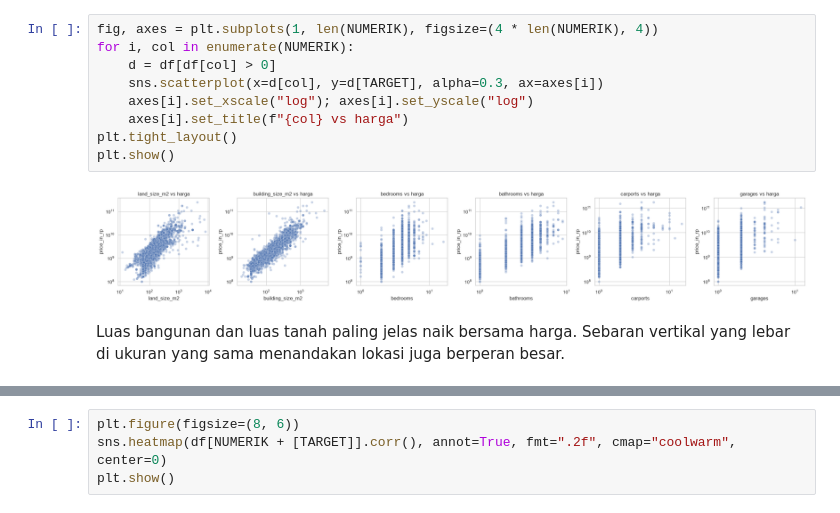
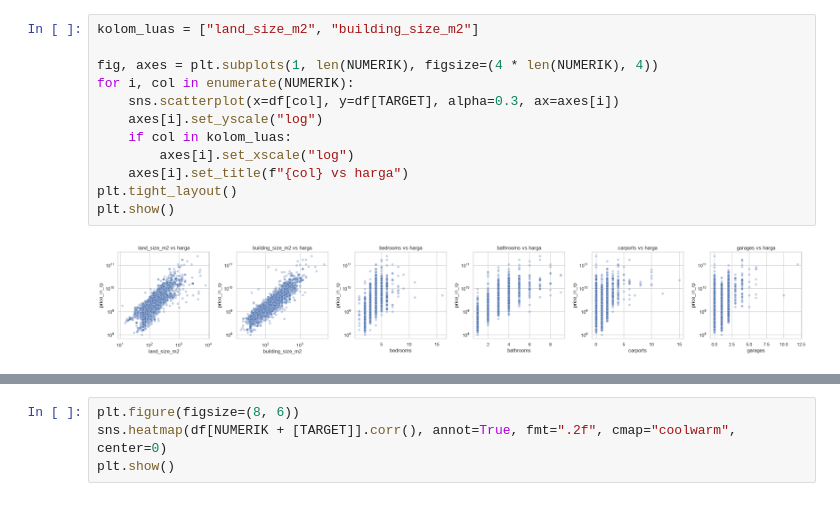
Before and after one commit to Newone0110/Housing_Price_Jabodetabek_-Progress-, a Jupyter notebook: notebook/03_EDA.ipynb, the cells around one changed output, grey strips where cells are left out. Saved outputs shown, nothing was run; the diff lists cells and outputs as text.

```diff
--- a/notebook/03_EDA.ipynb
+++ b/notebook/03_EDA.ipynb
@@ -60,14 +56,15 @@ df[NUMERIK + [TARGET]].describe(percentiles=[.01, .05, .95, .99]).T
 # %%
+kolom_luas = ["land_size_m2", "building_size_m2"]
+
 fig, axes = plt.subplots(1, len(NUMERIK), figsize=(4 * len(NUMERIK), 4))
 for i, col in enumerate(NUMERIK):
-    d = df[df[col] > 0]
-    sns.scatterplot(x=d[col], y=d[TARGET], alpha=0.3, ax=axes[i])
-    axes[i].set_xscale("log"); axes[i].set_yscale("log")
+    sns.scatterplot(x=df[col], y=df[TARGET], alpha=0.3, ax=axes[i])
+    axes[i].set_yscale("log")
+    if col in kolom_luas:
+        axes[i].set_xscale("log")
     axes[i].set_title(f"{col} vs harga")
 plt.tight_layout()
 plt.show()
 # %% [output]
-[figure, old version]
+[figure, new version]
-# %% [markdown]
-Luas bangunan dan luas tanah paling jelas naik bersama harga. Sebaran vertikal yang lebar di ukuran yang sama menandakan lokasi juga berperan besar.
 # %%
```
Also changed, not shown: parts of 15 cells of this notebook, 2 other files.
